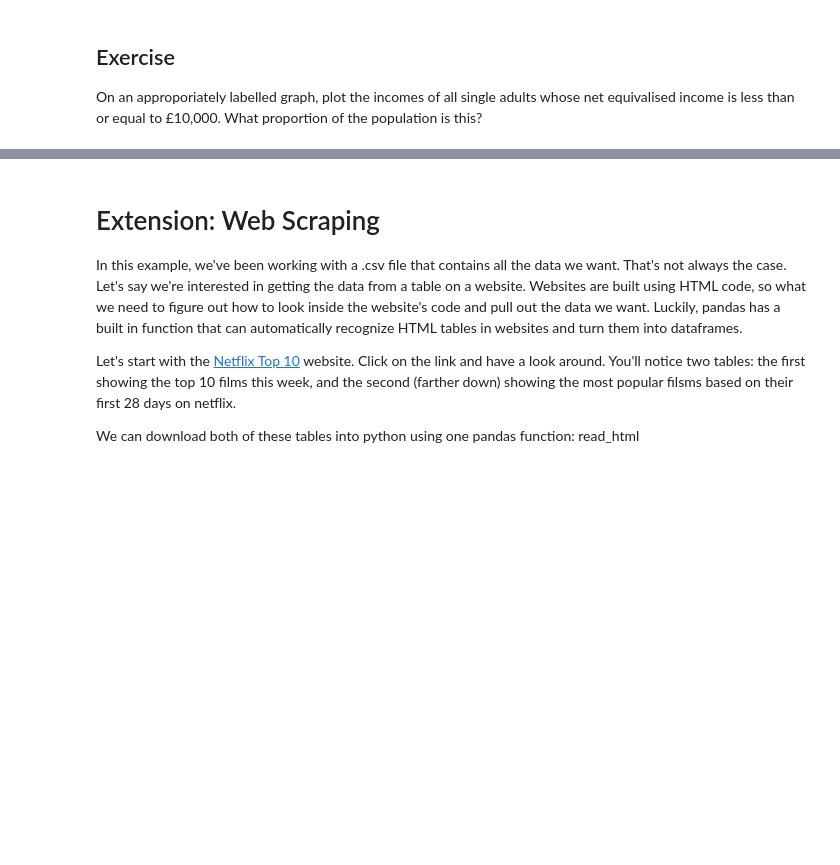
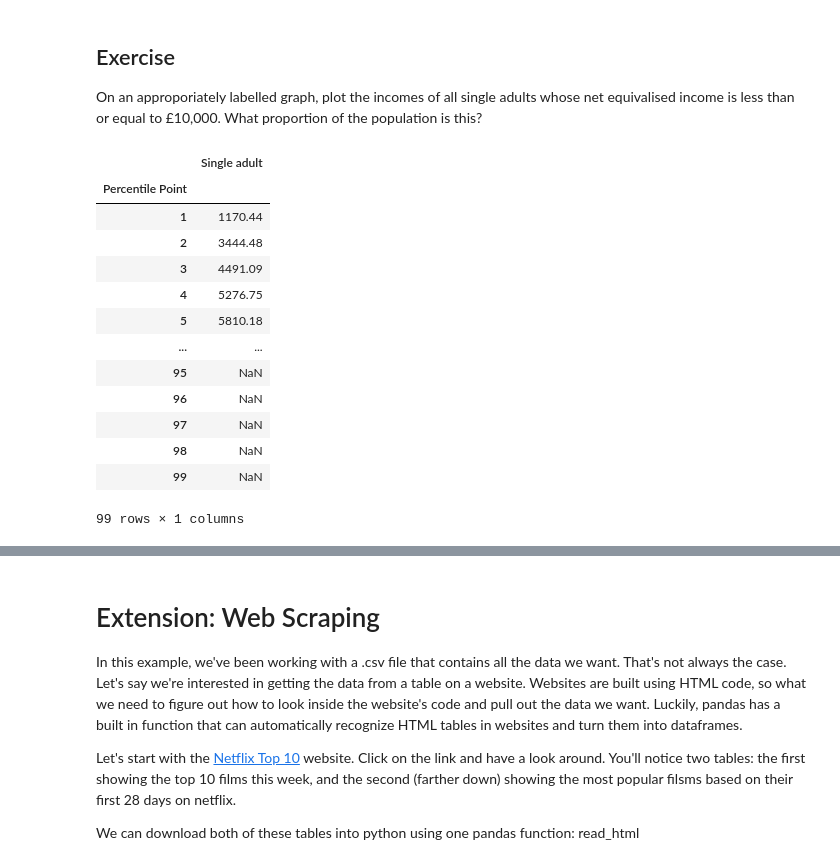
Before and after one commit to Zccarou/QM2, a Jupyter notebook: notebooks/W02. Pandas.ipynb, the cells around one changed output, grey strips where cells are left out. Saved outputs shown, nothing was run; the diff lists cells and outputs as text; code cells hidden in the pictures; blank space fills up the shorter version.

```diff
--- a/notebooks/W02. Pandas.ipynb
+++ b/notebooks/W02. Pandas.ipynb
@@ -410,3 +415,23 @@ We won't dwell on comparative operative, here we've used ">" to mean "is greater
 # %% [markdown]
 ## Exercise
 On an approporiately labelled graph, plot the incomes of all single adults whose net equivalised income is less than or equal to £10,000. What proportion of the population is this?
+# %%
+single_adults=income[['Single adult']]
+single_adults = single_adults.replace(',', '', regex=True)
+single_adults = single_adults.replace('-', 'NaN', regex=True).astype('float')
+single_adults[single_adults<=10000]
+# %% [output]
+|  | Single adult |
+| Percentile Point |  |
+| 1 | 1170.44 |
+| 2 | 3444.48 |
+| 3 | 4491.09 |
+| 4 | 5276.75 |
+| 5 | 5810.18 |
+| ... | ... |
+| 95 | NaN |
+| 96 | NaN |
+| 97 | NaN |
+| 98 | NaN |
+| 99 | NaN |
+99 rows × 1 columns
```
Also changed, not shown: parts of 15 cells of this notebook.
